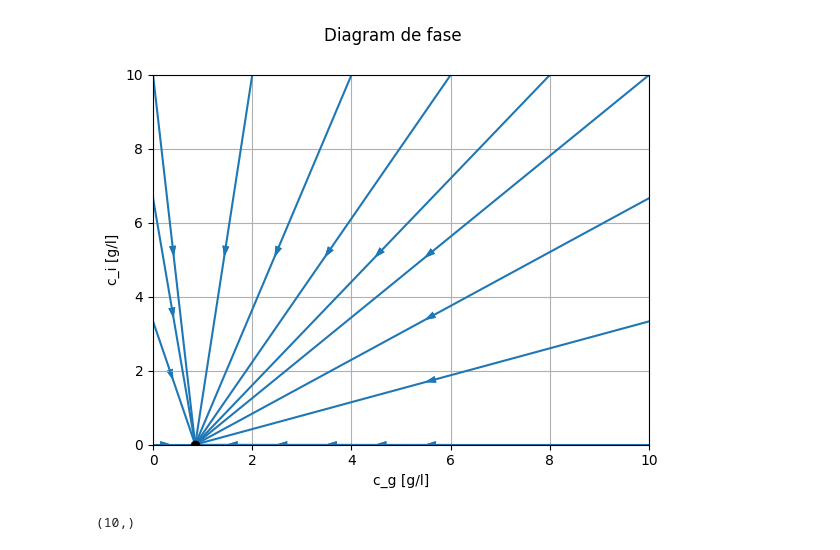
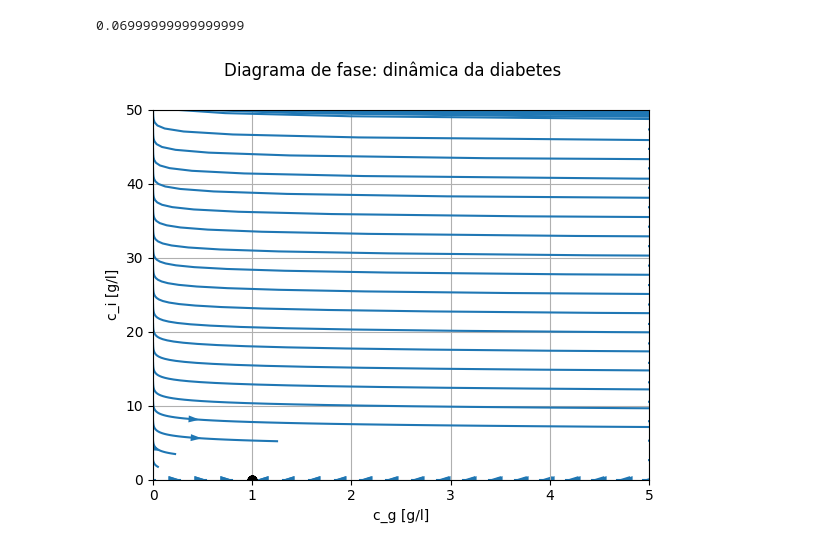
Before and after one commit to mtsz-thiago/TrabalhoDeModelagem, a Jupyter notebook: simulações.ipynb, the cells around one changed output. Saved outputs shown, nothing was run; the diff lists cells and outputs as text; code cells hidden in the pictures.

Commit message:
simulações de diabéticos e normais

```diff
--- a/simulações.ipynb
+++ b/simulações.ipynb
@@ -19,7 +19,7 @@ def getModeloMinimo(p_1: float, p_2: float, p_3: float, g_e: float, i_e: float):
         c_constrained = np.clip(c, [0, 0], [sys.float_info.max, sys.float_info.max])
         u_constrained = np.clip(u, i_e, sys.float_info.max)
 
-        dc_0 = -p_1*c_constrained[0] + c_constrained[1]*c[0] + p_1*g_e
+        dc_0 = -p_1*c_constrained[0] + c_constrained[1]*c_constrained[0] + p_1*g_e
         dc_1 = -p_2*c_constrained[1] + p_3*(u_constrained[0]-i_e)
 
         dc_dt = np.array([dc_0, dc_1]).reshape(-1)
@@ -61,22 +51,55 @@ dinamicaNormal = getModeloMinimo(**parametros_normais)
+# %%
+def pmol_to_gd_per_liter(pmol: float, molar_mass: float):
+    return (pmol*molar_mass)/1e12
+# %%
+.42/6
+# %% [output]
+0.06999999999999999
+# %%
+# parametros_normais = {
+#     "p_1": .021,
+#     "p_2": 1,
+#     "p_3": 2125,
+#     "g_e": .85,
+#     "i_e": 2.5
+# }
+
+parametros_normais = {
+    "p_1": .03,
+    "p_2": .6,
+    "p_3": .42,
+    "g_e": 1,
+    "i_e": pmol_to_gd_per_liter(174, 5734)
+}
+
+parametros_diabetes = {
+    "p_1": .015,
+    "p_2": .42,
+    "p_3": .6,
+    "g_e": 1,
+    "i_e": pmol_to_gd_per_liter(174, 5734)
+}
+
+dinamicaNormal = getModeloMinimo(**parametros_normais)
+dinamicaDiabetes = getModeloMinimo(**parametros_diabetes)
 # %%
-phase_plote_boundries = [0.0, 10, 0.0, 10]
+phase_plote_boundries = [0.0, 5, 0.0, 50]
 fig = plt.figure()
 
-streamlines = ct.phase_plane_plot(dinamicaNormal,
+# timedata=3600,
+streamlines = ct.phase_plane_plot(dinamicaDiabetes,
                     pointdata=phase_plote_boundries,
-                    timedata=1800,
                     plot_streamlines=True,
                     plot_equilpoints=True,
                     plot_vectorfield=False,
-                    plot_separatrices=False)
-plt.suptitle(f"Diagrama de fase")
+                    plot_separatrices=False,
+                    gridtype="boxgrid",
+                    gridspec=[20,20])
+
+plt.suptitle(f"Diagrama de fase: dinâmica da diabetes")
 plt.ylabel("c_i [g/l]")
 plt.xlabel("c_g [g/l]")
 
 plt.show()
 # %% [output]
-[figure, old version]
+[figure, new version]
-# %%
-linspace(0,1,10).shape
-# %% [output]
-(10,)
```
Also changed, not shown: parts of 12 cells of this notebook.
